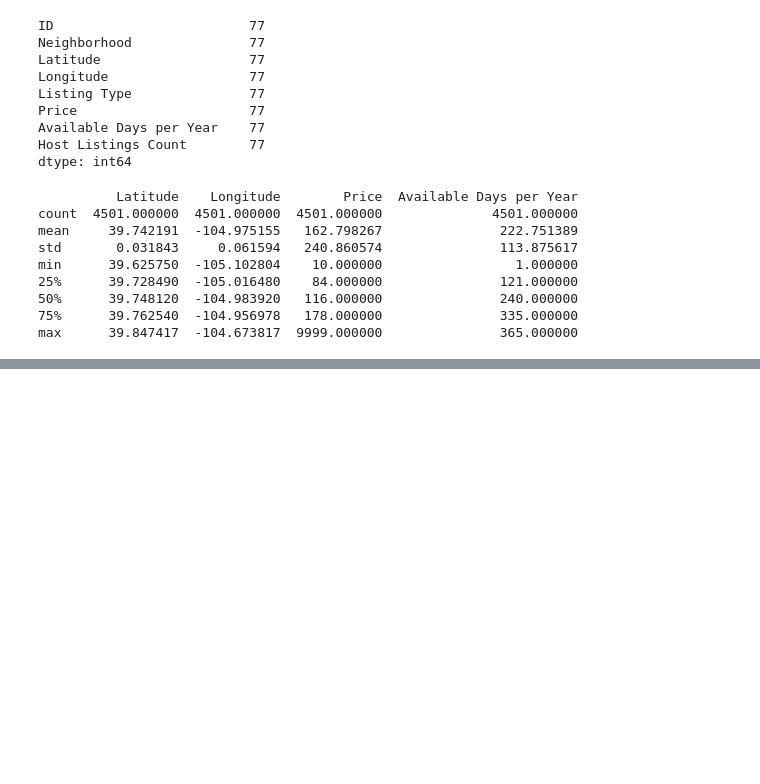
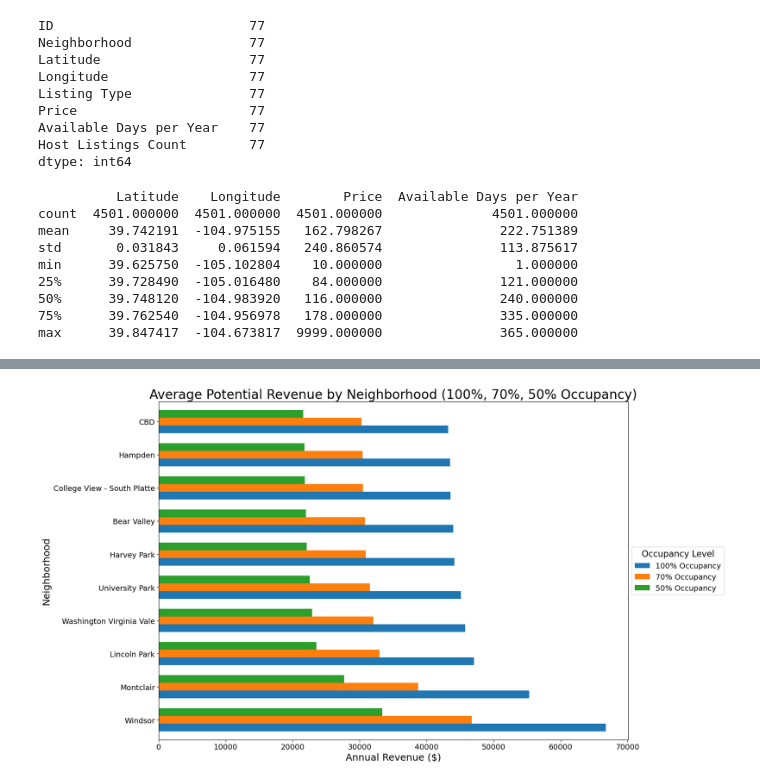
Before and after one commit to kanchanratan1980/Project-5_Group-3, a Jupyter notebook: airbnb.ipynb, the cells around one changed output, grey strips where cells are left out. Saved outputs shown, nothing was run; the diff lists cells and outputs as text; code cells hidden in the pictures; blank space fills up the shorter version.

Commit message:
completed graph of airbnb by 'hood

```diff
--- a/airbnb.ipynb
+++ b/airbnb.ipynb
@@ -315,0 +170,13 @@ cleaned_denver_real_estate_df.to_csv('Resources/cleaned_denver_real_estate.csv',
+# %%
+# Convert price and availability_365 to int
+listings_df_cleaned["Price"] = pd.to_numeric(listings_df_cleaned["Price"], errors="coerce")
+listings_df_cleaned["Available Days per Year"] = pd.to_numeric(listings_df_cleaned["Available Days per Year"], errors="coerce")
+# Multiply price * available days per year
+listings_df_cleaned["potential_revenue"] = listings_df_cleaned["Price"] * listings_df_cleaned["Available Days per Year"]
+# If llisting is at 70% occupancy
+listings_df_cleaned["potential_revenue_70"] = listings_df_cleaned["Price"] * listings_df_cleaned["Available Days per Year"] * 0.7
+# If llisting is at 50% occupancy
+listings_df_cleaned["potential_revenue_50"] = listings_df_cleaned["Price"] * listings_df_cleaned["Available Days per Year"] * 0.5
+
+
+listings_df_cleaned.head()
@@ -315,0 +190,33 @@ cleaned_denver_real_estate_df.to_csv('Resources/cleaned_denver_real_estate.csv',
+# %%
+# Convert from Dask
+listings_df_cleaned_pd = listings_df_cleaned.compute()
+
+# Group & sort
+grouped = listings_df_cleaned_pd.groupby("Neighborhood")[["potential_revenue", "potential_revenue_70", "potential_revenue_50"]].mean()
+grouped = grouped.sort_values("potential_revenue", ascending=False).head(10)
+
+# Rename legend
+grouped = grouped.rename(columns={
+    "potential_revenue": "100% Occupancy",
+    "potential_revenue_70": "70% Occupancy",
+    "potential_revenue_50": "50% Occupancy"
+})
+
+# Plot
+fig, ax = plt.subplots(figsize=(18, 10))
+grouped.plot(kind='barh', width=0.7, ax=ax)
+
+# Labels and formatting
+ax.set_title("Average Potential Revenue by Neighborhood (100%, 70%, 50% Occupancy)", fontsize=24)
+ax.set_xlabel("Annual Revenue ($)", fontsize=18)
+ax.set_ylabel("Neighborhood", fontsize=18)
+ax.tick_params(axis='x', labelsize=14)
+ax.tick_params(axis='y', labelsize=14)
+
+# Legend outside chart
+ax.legend(title="Occupancy Level", fontsize=14, title_fontsize=16, loc='center left', bbox_to_anchor=(1.0, 0.5))
+
+plt.tight_layout()
+plt.show()
+# %% [output]
+[figure, added]
```
Also changed, not shown: parts of 15 cells of this notebook, 2 other files.
